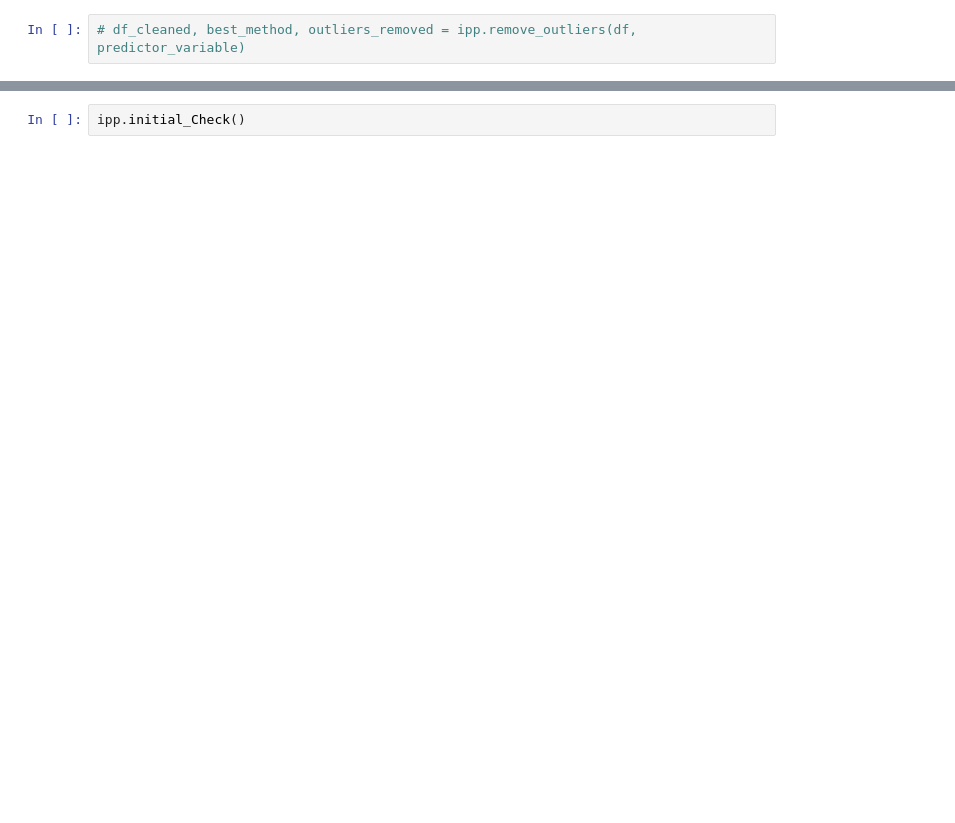
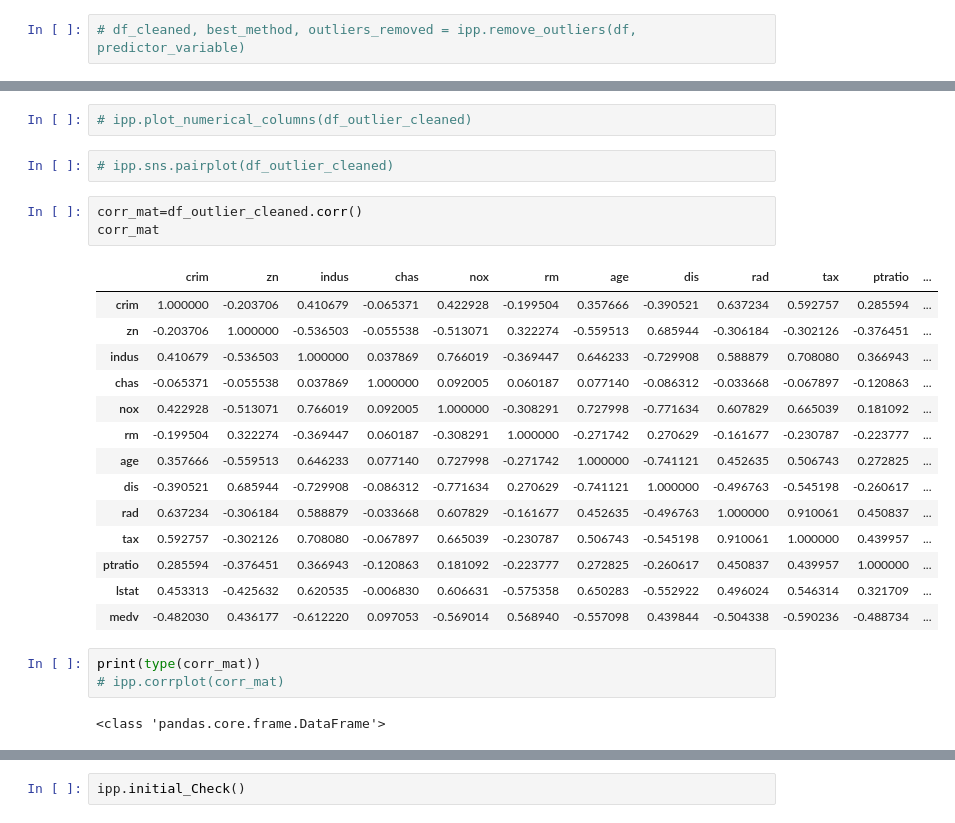
Before and after one commit to nikhil9066/API-model, a Jupyter notebook: model/boston_2.ipynb, the cells around one changed output, grey strips where cells are left out. Drawn from its saved outputs; the diff is of its cells as text; blank space fills up the shorter version.

```diff
--- a/model/boston_2.ipynb
+++ b/model/boston_2.ipynb
@@ -135,0 +167,27 @@ ipp.Comp_plot_boxplots(df, df_outlier_cleaned, predictor_variable)
+# %%
+# ipp.plot_numerical_columns(df_outlier_cleaned)
+# %%
+# ipp.sns.pairplot(df_outlier_cleaned)
+# %%
+corr_mat=df_outlier_cleaned.corr()
+corr_mat
+# %% [output]
+|  | crim | zn | indus | chas | nox | rm | age | dis | rad | tax | ptratio | ... |
+| crim | 1.000000 | -0.203706 | 0.410679 | -0.065371 | 0.422928 | -0.199504 | 0.357666 | -0.390521 | 0.637234 | 0.592757 | 0.285594 | ... |
+| zn | -0.203706 | 1.000000 | -0.536503 | -0.055538 | -0.513071 | 0.322274 | -0.559513 | 0.685944 | -0.306184 | -0.302126 | -0.376451 | ... |
+| indus | 0.410679 | -0.536503 | 1.000000 | 0.037869 | 0.766019 | -0.369447 | 0.646233 | -0.729908 | 0.588879 | 0.708080 | 0.366943 | ... |
+| chas | -0.065371 | -0.055538 | 0.037869 | 1.000000 | 0.092005 | 0.060187 | 0.077140 | -0.086312 | -0.033668 | -0.067897 | -0.120863 | ... |
+| nox | 0.422928 | -0.513071 | 0.766019 | 0.092005 | 1.000000 | -0.308291 | 0.727998 | -0.771634 | 0.607829 | 0.665039 | 0.181092 | ... |
+| rm | -0.199504 | 0.322274 | -0.369447 | 0.060187 | -0.308291 | 1.000000 | -0.271742 | 0.270629 | -0.161677 | -0.230787 | -0.223777 | ... |
+| age | 0.357666 | -0.559513 | 0.646233 | 0.077140 | 0.727998 | -0.271742 | 1.000000 | -0.741121 | 0.452635 | 0.506743 | 0.272825 | ... |
+| dis | -0.390521 | 0.685944 | -0.729908 | -0.086312 | -0.771634 | 0.270629 | -0.741121 | 1.000000 | -0.496763 | -0.545198 | -0.260617 | ... |
+| rad | 0.637234 | -0.306184 | 0.588879 | -0.033668 | 0.607829 | -0.161677 | 0.452635 | -0.496763 | 1.000000 | 0.910061 | 0.450837 | ... |
+| tax | 0.592757 | -0.302126 | 0.708080 | -0.067897 | 0.665039 | -0.230787 | 0.506743 | -0.545198 | 0.910061 | 1.000000 | 0.439957 | ... |
+| ptratio | 0.285594 | -0.376451 | 0.366943 | -0.120863 | 0.181092 | -0.223777 | 0.272825 | -0.260617 | 0.450837 | 0.439957 | 1.000000 | ... |
+| lstat | 0.453313 | -0.425632 | 0.620535 | -0.006830 | 0.606631 | -0.575358 | 0.650283 | -0.552922 | 0.496024 | 0.546314 | 0.321709 | ... |
+| medv | -0.482030 | 0.436177 | -0.612220 | 0.097053 | -0.569014 | 0.568940 | -0.557098 | 0.439844 | -0.504338 | -0.590236 | -0.488734 | ... |
+# %%
+print(type(corr_mat))
+# ipp.corrplot(corr_mat)
+# %% [output]
+<class 'pandas.core.frame.DataFrame'>
```
Also changed, not shown: parts of 36 cells of this notebook, 5 other files.
